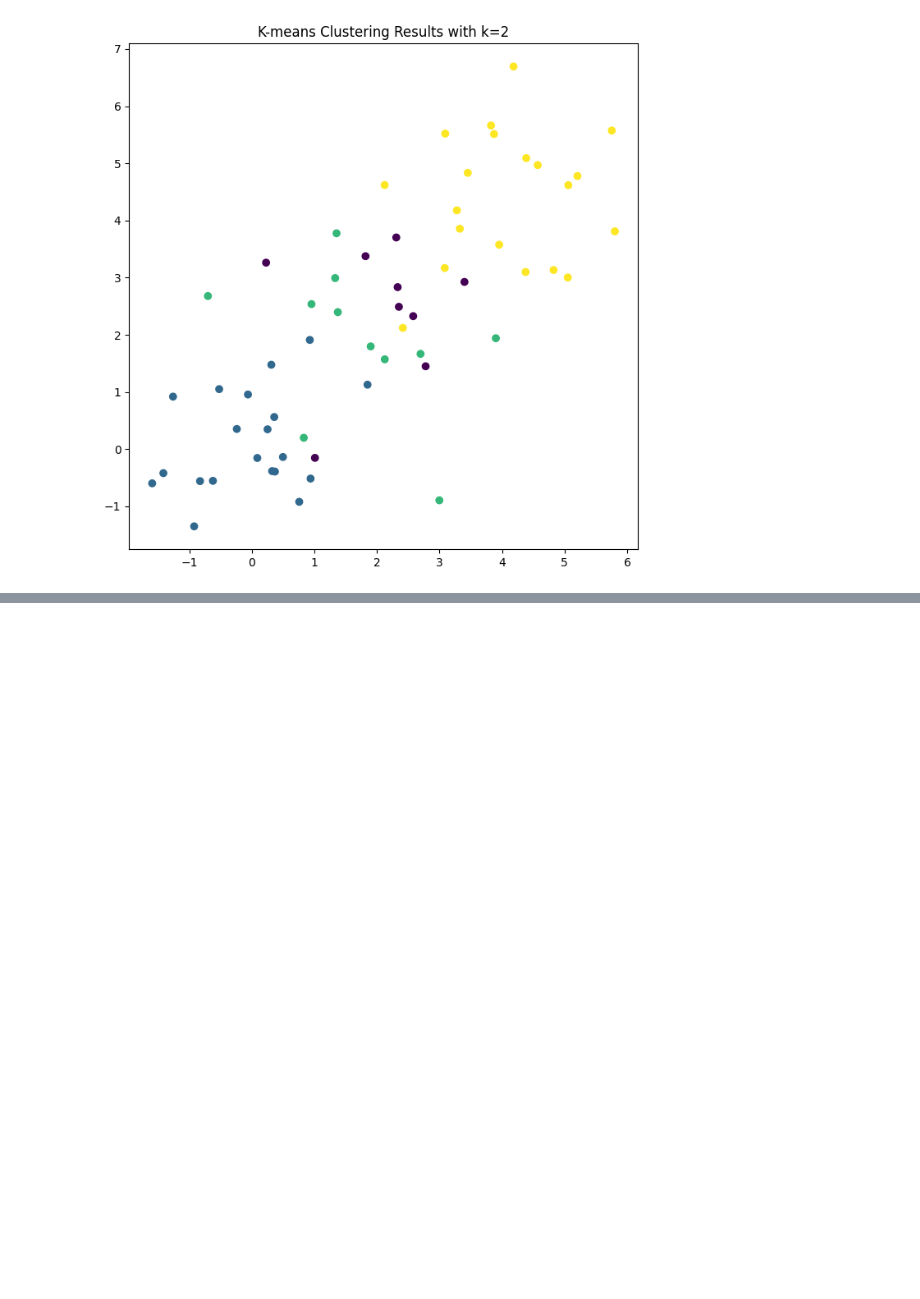
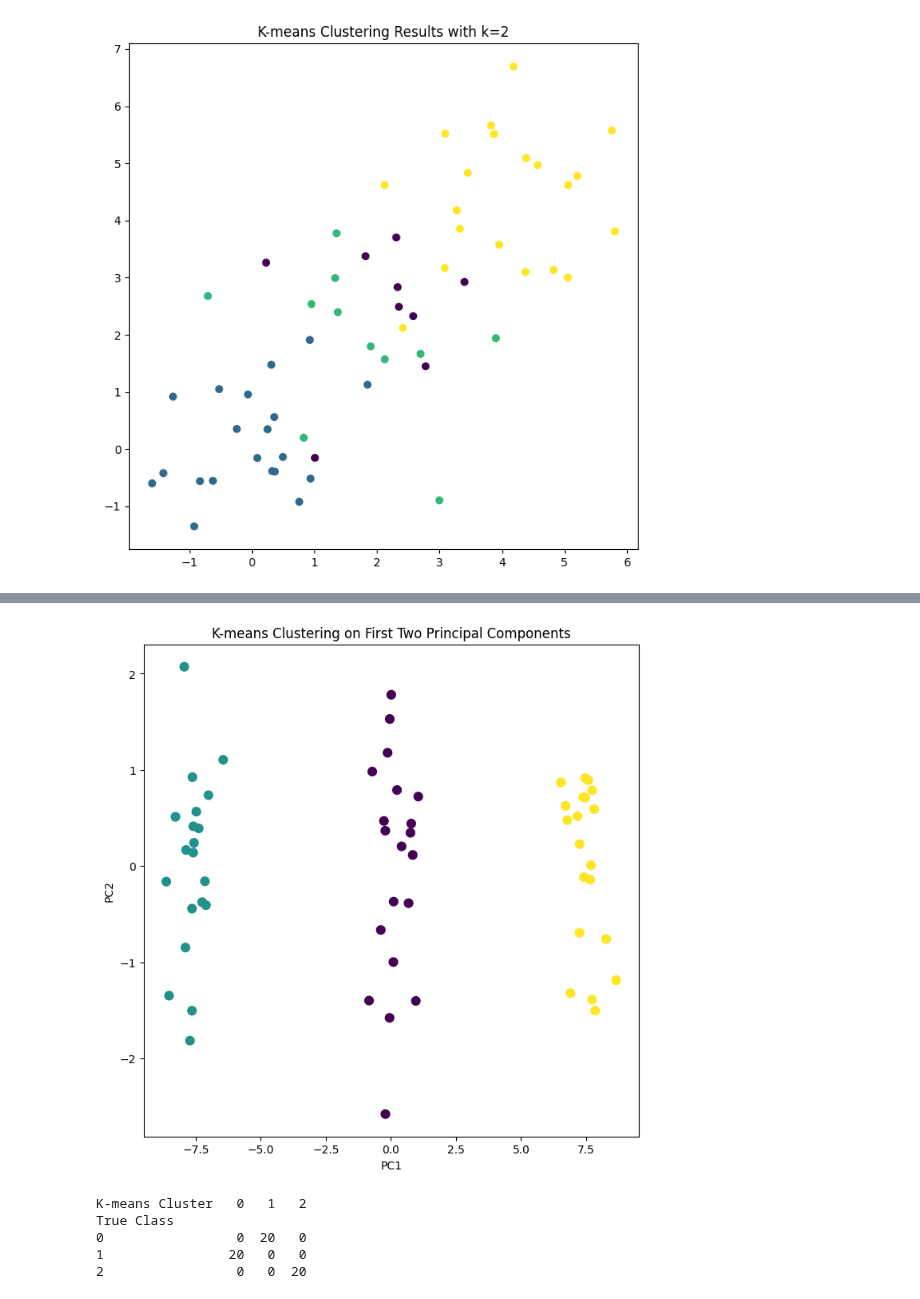
Before and after one commit to andyponn/2025_Fraud-Detection-project, a Jupyter notebook: ML/1013hwQ1.ipynb, the cells around one changed output, grey strips where cells are left out. Cells and saved outputs as stored; diff of their text form; code cells hidden in the pictures; blank space fills up the shorter version.

```diff
--- a/ML/1013hwQ1.ipynb
+++ b/ML/1013hwQ1.ipynb
@@ -151,0 +158,29 @@ plt.show()
+# %%
+from sklearn.cluster import KMeans
+
+# 取前兩個主成分
+X_pca2 = scores[:, :2]
+
+# 執行 K-means（分3群）
+kmeans = KMeans(n_clusters=3, random_state=42, n_init=20)
+kmeans.fit(X_pca2)
+labels = kmeans.labels_
+
+# 視覺化
+fig, ax = plt.subplots(1, 1, figsize=(8, 8))
+scatter = ax.scatter(X_pca2[:, 0], X_pca2[:, 1], c=labels, cmap='viridis', s=60)
+ax.set_xlabel("PC1")
+ax.set_ylabel("PC2")
+ax.set_title("K-means Clustering on First Two Principal Components")
+plt.show()
+
+# 與原始類別比較
+comparison = pd.crosstab(df["Class"], labels, rownames=["True Class"], colnames=["K-means Cluster"])
+print(comparison)
+# %% [output]
+[figure, added]
+K-means Cluster   0   1   2
+True Class
+0                 0  20   0
+1                20   0   0
+2                 0   0  20
```
Also changed, not shown: parts of 5 cells of this notebook.
